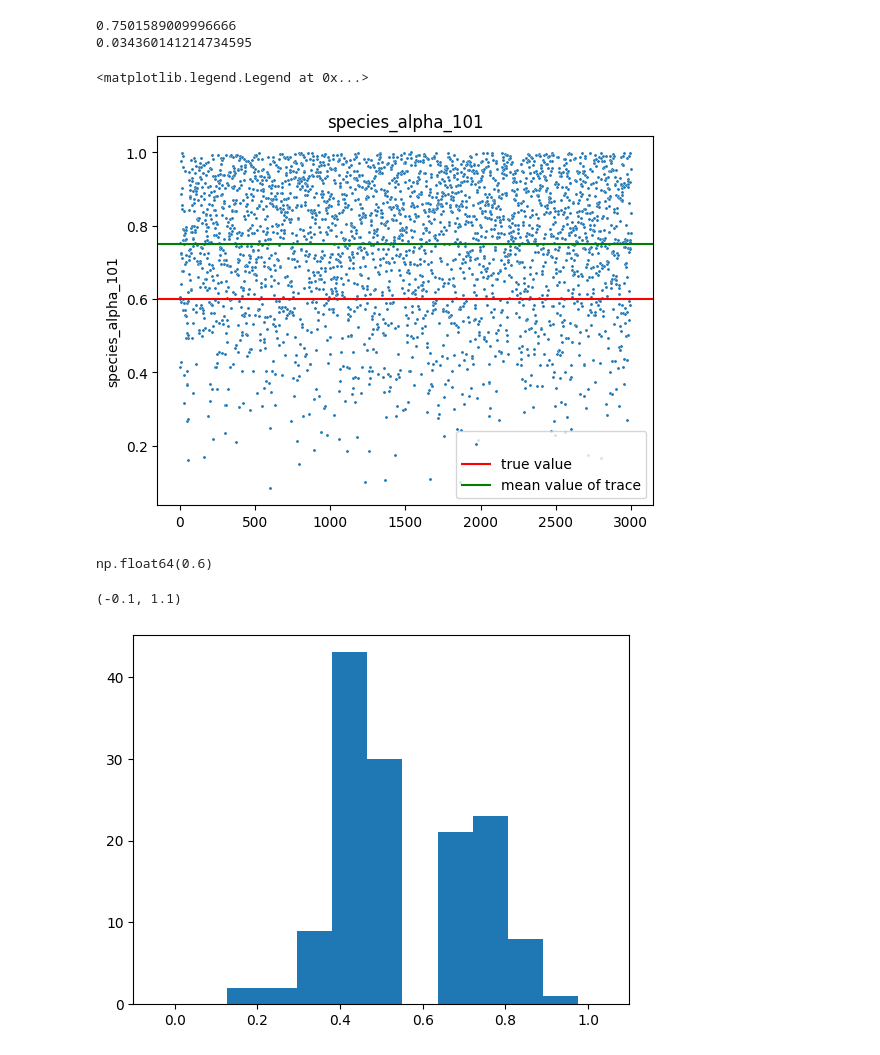
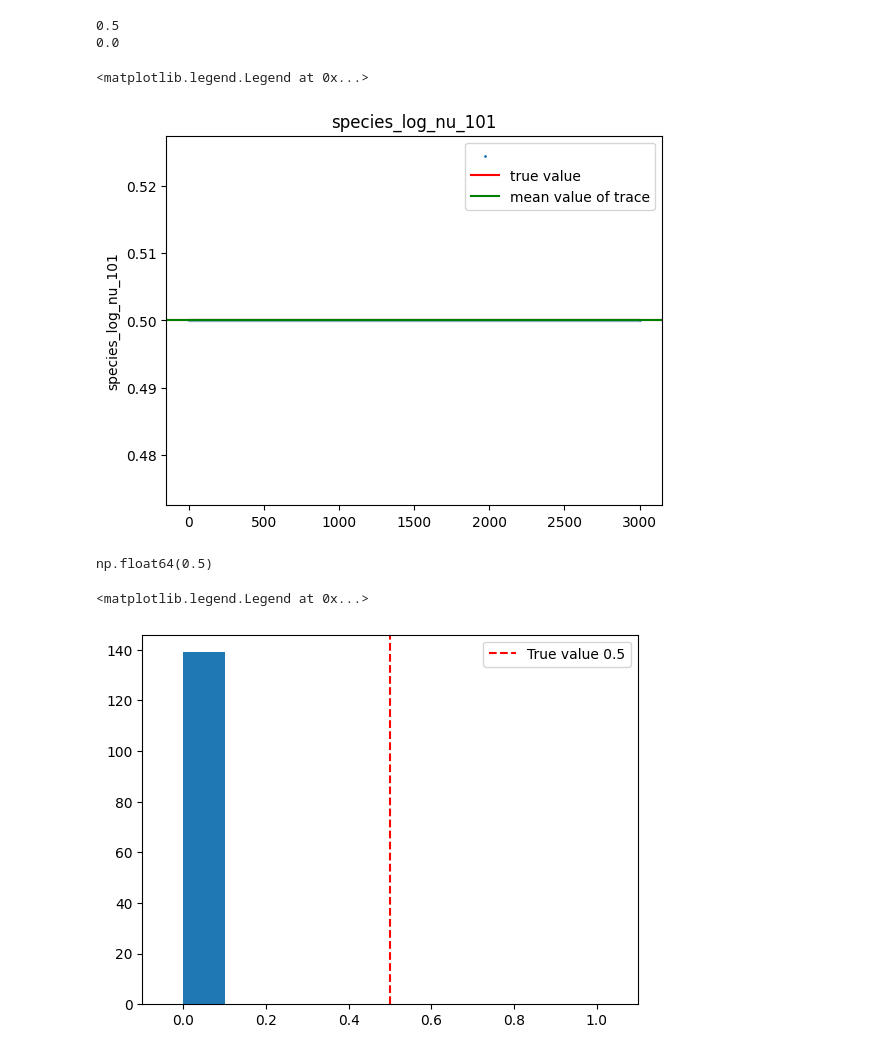
Before and after one commit to anticipated-chemistry-of-life/markov-random-field, a Jupyter notebook: model_validation/single_root/test_out/check_posterior.ipynb, the cells around one changed output. Cells and saved outputs as stored; diff of their text form; code cells hidden in the pictures.

```diff
--- a/model_validation/single_root/test_out/check_posterior.ipynb
+++ b/model_validation/single_root/test_out/check_posterior.ipynb
@@ -4,5 +4,5 @@ import pandas as pd
 
 trace = pd.read_csv("acol_trace.txt", sep="\t")
 
-which_variable = "species_alpha"
+which_variable = "species_log_nu"
 which_number = which_variable + "_101"
@@ -26,8 +10,8 @@ trace
 print(trace[which_number].mean())
 print(trace[which_number].var())
 # %% [output]
-0.7501589009996666
-0.034360141214734595
+0.5
+0.0
 # %%
 import seaborn as sns
 import matplotlib.pyplot as plt
@@ -40,24 +24,31 @@ plt.axhline(y=trace[which_number].mean(), color="green")
 plt.legend(["", "true value", "mean value of trace"])
 # %% [output]
 <matplotlib.legend.Legend at 0x...>
-[figure, old version]
+[figure, new version]
 # %%
 species_alpha = [i for i in trace.columns if which_variable in i]
 # %%
 trace[which_number][0]
 # %% [output]
-np.float64(0.6)
+np.float64(0.5)
 # %%
 import matplotlib.pyplot as plt
 
 alphas_smaller_than_true_alpha = (trace < trace[which_number][0])[
     species_alpha
 ].sum() / len(trace)
 
 plt.hist(alphas_smaller_than_true_alpha)
 plt.xlim(-0.1, 1.1)
+plt.axvline(
+    x=trace[which_number][0],
+    color="red",
+    linestyle="dashed",
+    label=f"True value {trace[which_number][0]}",
+)
+plt.legend()
 # %% [output]
-(-0.1, 1.1)
+<matplotlib.legend.Legend at 0x...>
-[figure, old version]
+[figure, new version]
 # %%
 Z_state = pd.read_csv("../acol_simulated_Z_species.txt", sep="\t")
```
Also changed, not shown: parts of 3 cells of this notebook, 15 other files.
